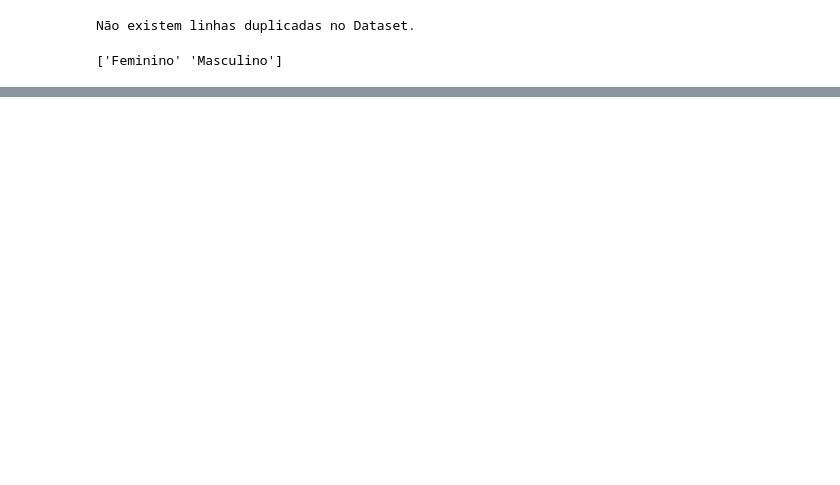
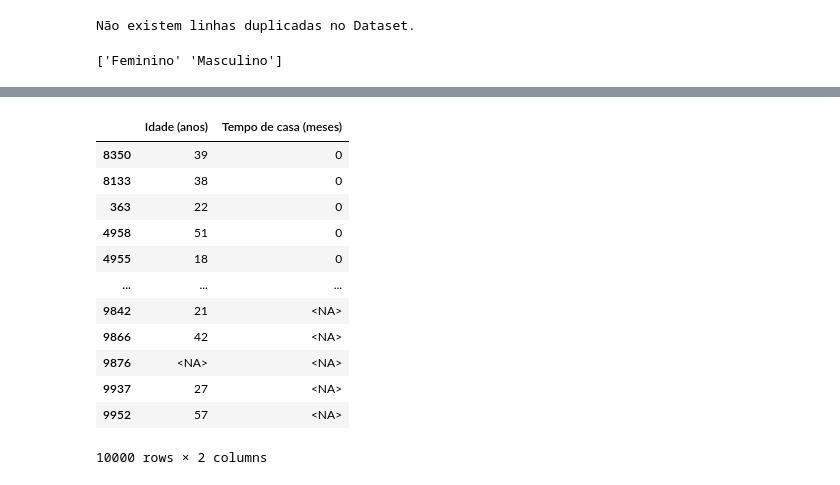
Before and after one commit to Ada-Empregabilidade/adahack-2024-dados, a Jupyter notebook: Entregas/DD-08/codigo.ipynb, the cells around one changed output, grey strips where cells are left out. Saved outputs shown, nothing was run; the diff lists cells and outputs as text; code cells hidden in the pictures; blank space fills up the shorter version.

```diff
--- a/Entregas/DD-08/codigo.ipynb
+++ b/Entregas/DD-08/codigo.ipynb
@@ -289,0 +378,16 @@ df.to_csv("base_de_dados_limpa.csv")
+# %%
+df[['Idade (anos)', 'Tempo de casa (meses)']].sort_values(by='Tempo de casa (meses)')
+# %% [output]
+|  | Idade (anos) | Tempo de casa (meses) |
+| 8350 | 39 | 0 |
+| 8133 | 38 | 0 |
+| 363 | 22 | 0 |
+| 4958 | 51 | 0 |
+| 4955 | 18 | 0 |
+| ... | ... | ... |
+| 9842 | 21 | <NA> |
+| 9866 | 42 | <NA> |
+| 9876 | <NA> | <NA> |
+| 9937 | 27 | <NA> |
+| 9952 | 57 | <NA> |
+10000 rows × 2 columns
```
Also changed, not shown: parts of 6 cells of this notebook.
